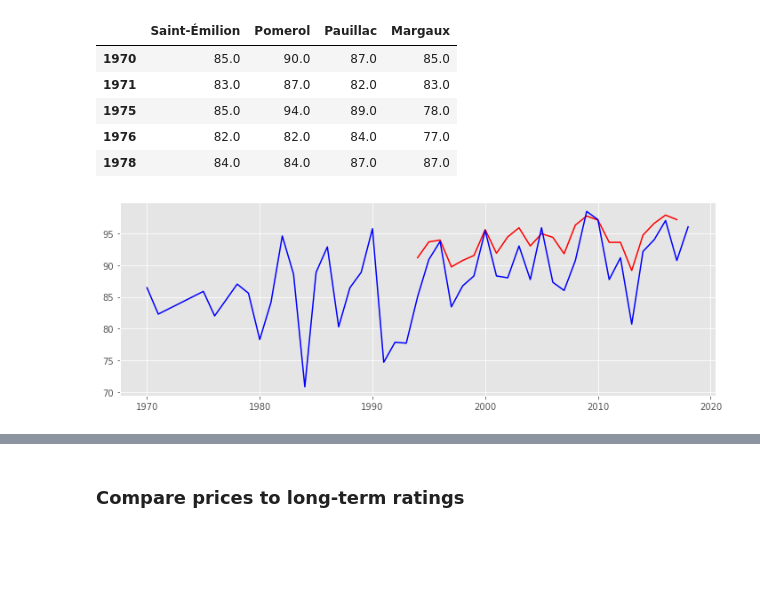
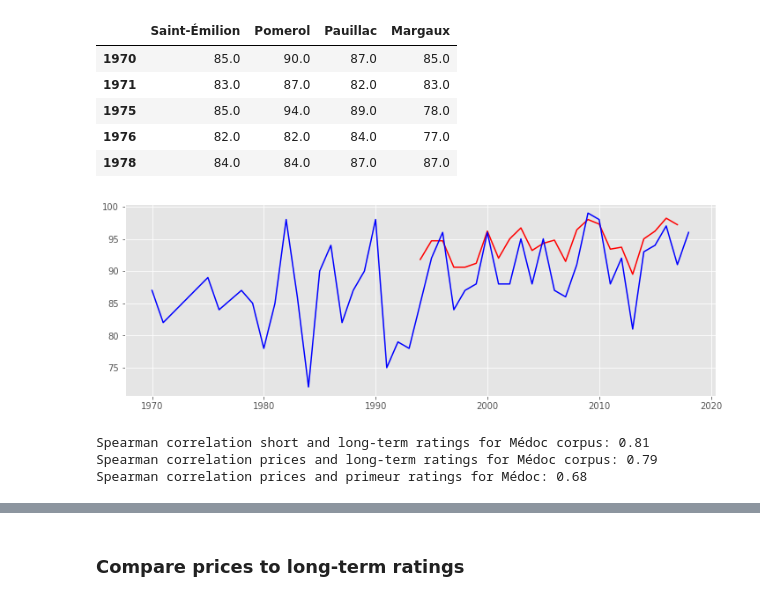
Before and after one commit to RoucherA/WineML, a Jupyter notebook: data_exploration_prices_ratings.ipynb, the cells around one changed output, grey strips where cells are left out. Saved outputs shown, nothing was run; the diff lists cells and outputs as text; code cells hidden in the pictures; blank space fills up the shorter version.

```diff
--- a/data_exploration_prices_ratings.ipynb
+++ b/data_exploration_prices_ratings.ipynb
@@ -482,11 +489,17 @@ display(wa_long_term.head())
 | 1975 | 85.0 | 94.0 | 89.0 | 78.0 |
 | 1976 | 82.0 | 82.0 | 84.0 | 77.0 |
 | 1978 | 84.0 | 84.0 | 87.0 | 87.0 |
-# %%
-medoc_ratings = wa_long_term['Pauillac']*5/7 + wa_long_term['Margaux']*2/7
-
-plt.plot(avg_rating_medoc, color='Red')
-plt.plot(medoc_ratings, color='Blue')
-plt.show()
-# %% [output]
-[figure, removed]
+# %%
+medoc_ratings = wa_long_term['Pauillac']
+
+plt.plot(avg_rating_medoc, color='Red')
+plt.plot(medoc_ratings, color='Blue')
+plt.show()
+print('Spearman correlation short and long-term ratings for Médoc corpus:', round(spearmanr(avg_rating_medoc.loc[1994:2017], medoc_ratings.loc[1994:2017])[0], 2))
+print('Spearman correlation prices and long-term ratings for Médoc corpus:', round(spearmanr(avg_price_medoc.loc[1994:2017], medoc_ratings.loc[1994:2017])[0], 2))
+print('Spearman correlation prices and primeur ratings for Médoc:', round(spearmanr(avg_rating_medoc.loc[1994:2013], avg_price_medoc.loc[1994:2013])[0], 2))
+# %% [output]
+[figure, added]
+Spearman correlation short and long-term ratings for Médoc corpus: 0.81
+Spearman correlation prices and long-term ratings for Médoc corpus: 0.79
+Spearman correlation prices and primeur ratings for Médoc: 0.68
```
Also changed, not shown: parts of 10 cells of this notebook, 3 other files.
